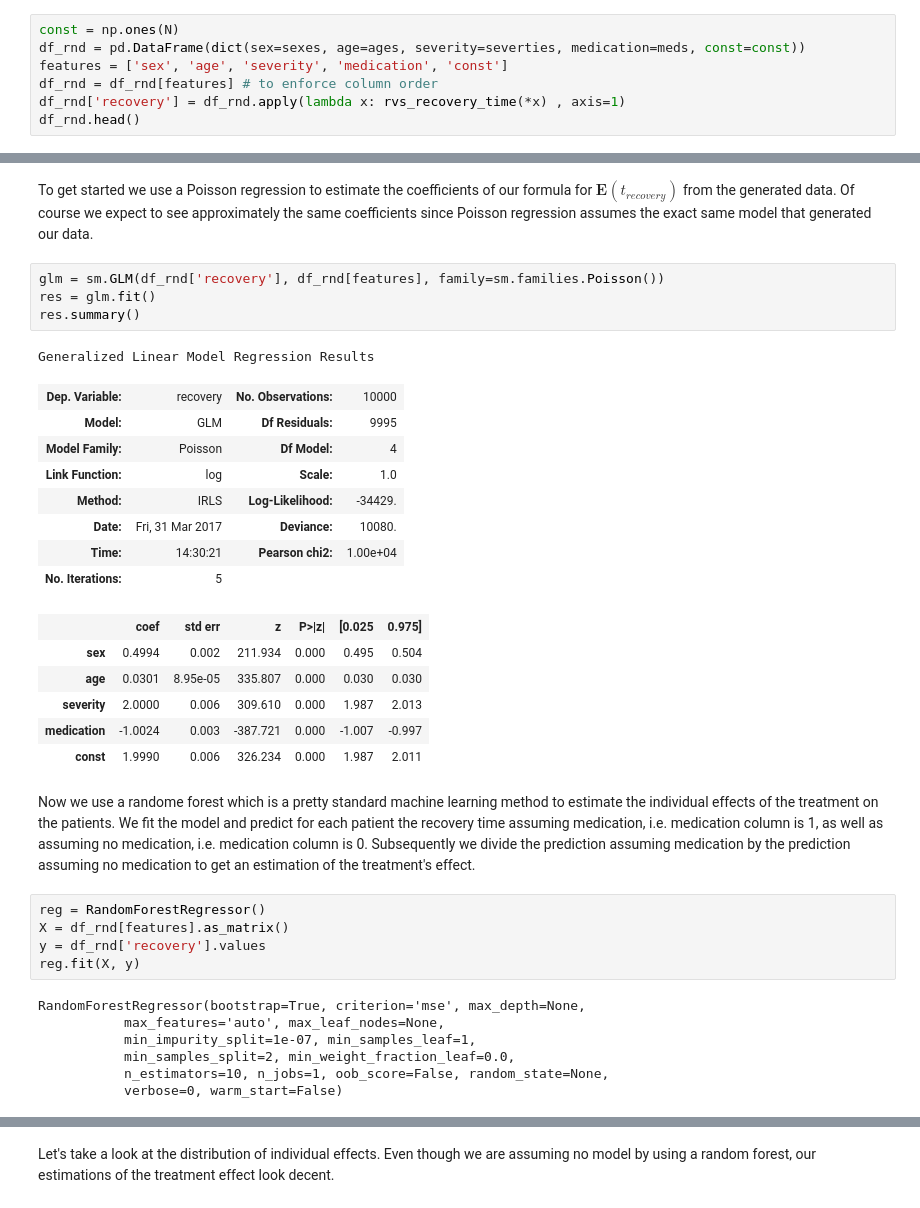
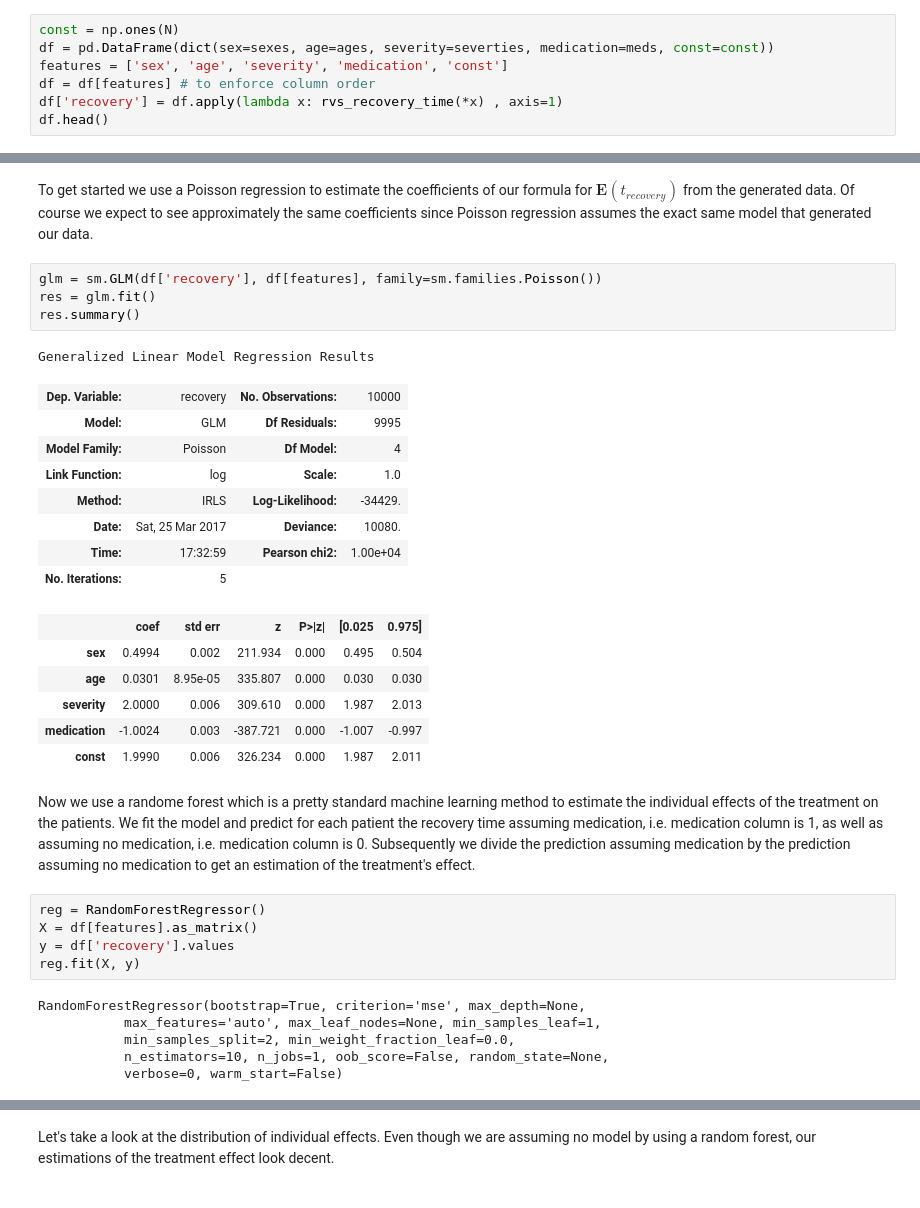
Before and after one commit to FlorianWilhelm/FlorianWilhelm.github.io, a Jupyter notebook: notebooks/causal_inference_propensity_score.ipynb, the cells around one changed output, grey strips where cells are left out. Drawn from its saved outputs; the diff is of its cells as text.

```diff
--- a/notebooks/causal_inference_propensity_score.ipynb
+++ b/notebooks/causal_inference_propensity_score.ipynb
@@ -69,11 +67,11 @@ meds = np.random.randint(0, 2, size=N)
 We assemble everything in a dataframe also including a constant column.
 # %%
 const = np.ones(N)
-df_rnd = pd.DataFrame(dict(sex=sexes, age=ages, severity=severties, medication=meds, const=const))
+df = pd.DataFrame(dict(sex=sexes, age=ages, severity=severties, medication=meds, const=const))
 features = ['sex', 'age', 'severity', 'medication', 'const']
-df_rnd = df_rnd[features] # to enforce column order
-df_rnd['recovery'] = df_rnd.apply(lambda x: rvs_recovery_time(*x) , axis=1)
-df_rnd.head()
+df = df[features] # to enforce column order
+df['recovery'] = df.apply(lambda x: rvs_recovery_time(*x) , axis=1)
+df.head()
 # %% [output]
 |  | sex | age | severity | medication | const | recovery |
 | 0 | 0 | 24.518667 | 0.858950 | 1 | 1.0 | 34 |
@@ -102,18 +100,18 @@ sns.heatmap(df_rnd.corr(), vmin=-1, vmax=1);
 # %% [markdown]
 To get started we use a Poisson regression to estimate the coefficients of our formula for $\mathbf{E}(t_{recovery})$ from the generated data. Of course we expect to see approximately the same coefficients since Poisson regression assumes the exact same model that generated our data.
 # %%
-glm = sm.GLM(df_rnd['recovery'], df_rnd[features], family=sm.families.Poisson())
+glm = sm.GLM(df['recovery'], df[features], family=sm.families.Poisson())
 res = glm.fit()
 res.summary()
 # %% [output]
 Generalized Linear Model Regression Results
 | Dep. Variable: | recovery | No. Observations: | 10000 |
 | Model: | GLM | Df Residuals: | 9995 |
 | Model Family: | Poisson | Df Model: | 4 |
 | Link Function: | log | Scale: | 1.0 |
 | Method: | IRLS | Log-Likelihood: | -34429. |
-| Date: | Fri, 31 Mar 2017 | Deviance: | 10080. |
-| Time: | 14:30:21 | Pearson chi2: | 1.00e+04 |
+| Date: | Sat, 25 Mar 2017 | Deviance: | 10080. |
+| Time: | 17:32:59 | Pearson chi2: | 1.00e+04 |
 | No. Iterations: | 5 |  |  |
 |  | coef | std err | z | P>|z| | [0.025 | 0.975] |
 | sex | 0.4994 | 0.002 | 211.934 | 0.000 | 0.495 | 0.504 |
@@ -125,13 +123,12 @@ Generalized Linear Model Regression Results
 Now we use a randome forest which is a pretty standard machine learning method to estimate the individual effects of the treatment on the patients. We fit the model and predict for each patient the recovery time assuming medication, i.e. medication column is 1, as well as assuming no medication, i.e. medication column is 0. Subsequently we divide the prediction assuming medication by the prediction assuming no medication to get an estimation of the treatment's effect.
 # %%
 reg = RandomForestRegressor()
-X = df_rnd[features].as_matrix()
-y = df_rnd['recovery'].values
+X = df[features].as_matrix()
+y = df['recovery'].values
 reg.fit(X, y)
 # %% [output]
 RandomForestRegressor(bootstrap=True, criterion='mse', max_depth=None,
-           max_features='auto', max_leaf_nodes=None,
-           min_impurity_split=1e-07, min_samples_leaf=1,
+           max_features='auto', max_leaf_nodes=None, min_samples_leaf=1,
            min_samples_split=2, min_weight_fraction_leaf=0.0,
            n_estimators=10, n_jobs=1, oob_score=False, random_state=None,
            verbose=0, warm_start=False)
```
Also changed, not shown: parts of 52 cells of this notebook, 16 other files.
